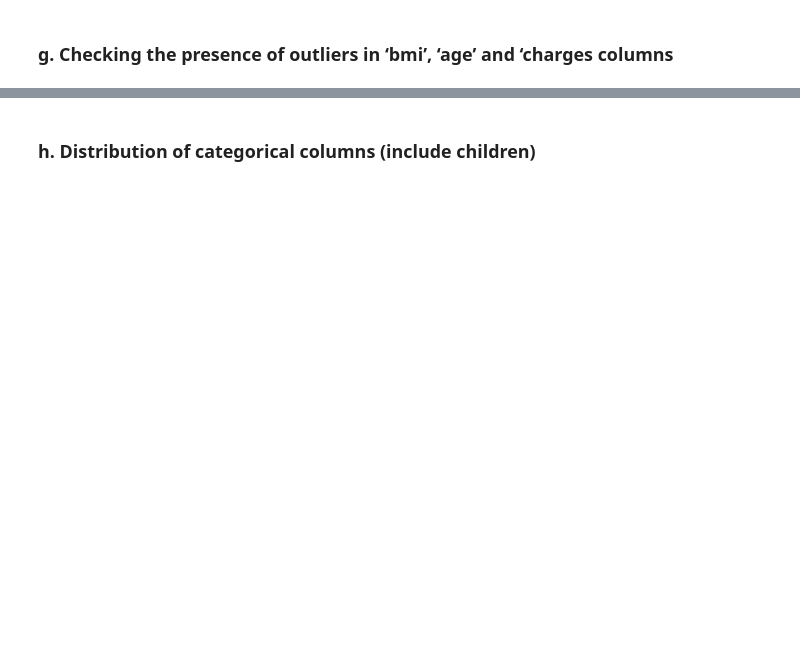
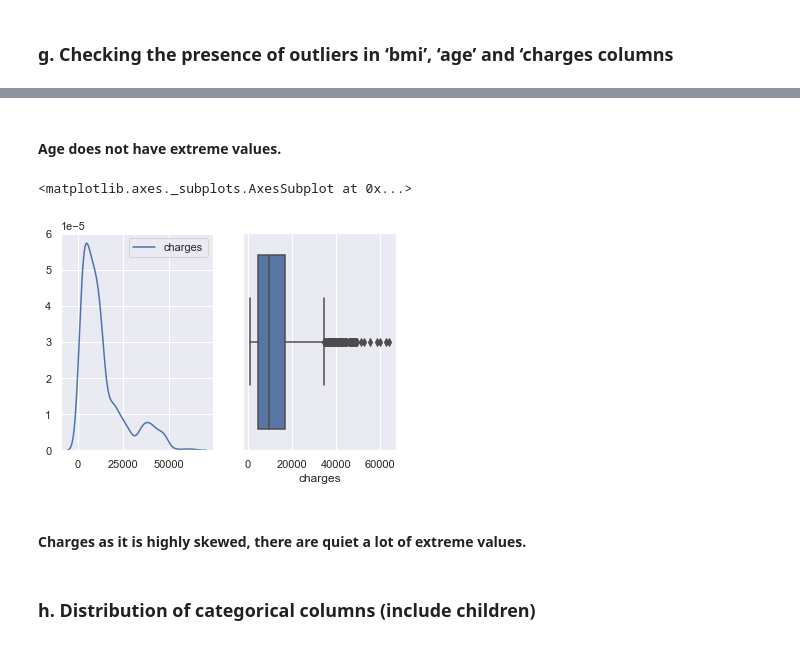
Before and after one commit to samaseniloraiot/StatisticalLearning_Insurance_Project, a Jupyter notebook: Insurance.ipynb, the cells around one changed output, grey strips where cells are left out. Cells and saved outputs as stored; diff of their text form; code cells hidden in the pictures; blank space fills up the shorter version.

```diff
--- a/Insurance.ipynb
+++ b/Insurance.ipynb
@@ -461,2 +480,14 @@ From the above, Skewness of charges, the value is 1.5, which is greater than 1 (
+# %% [markdown]
+#### Age does not have extreme values.
+# %%
+# Checking the presence of outliers in ‘charges'
+f, axes_charges = plt.subplots(1, 2)
+sns.kdeplot(insurance_df['charges'], ax = axes_charges[0])
+sns.boxplot(insurance_df['charges'], ax = axes_charges[1])
+# %% [output]
+<matplotlib.axes._subplots.AxesSubplot at 0x...>
+[figure, added]
+# %% [markdown]
+#### Charges as it is highly skewed, there are quiet a lot of extreme values.
 # %% [markdown]
 ### h. Distribution of categorical columns (include children)
```
Also changed, not shown: parts of 36 cells of this notebook.
